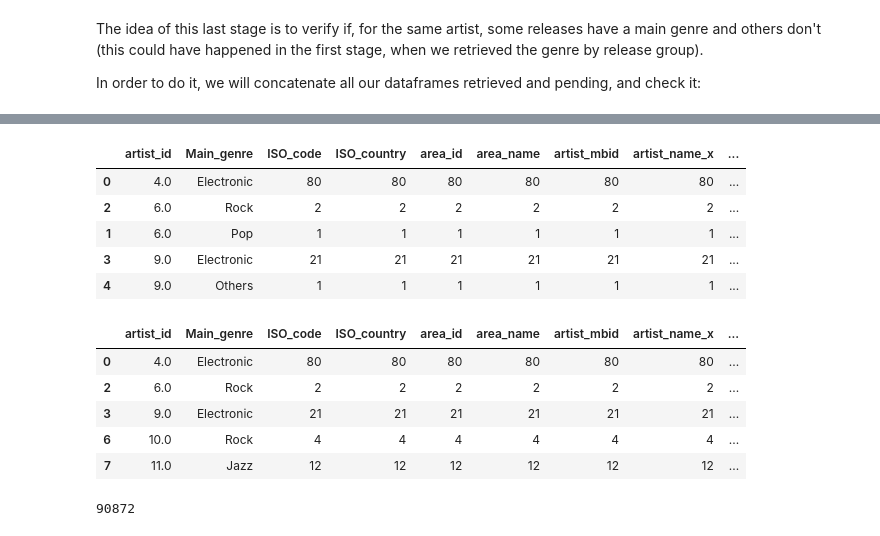
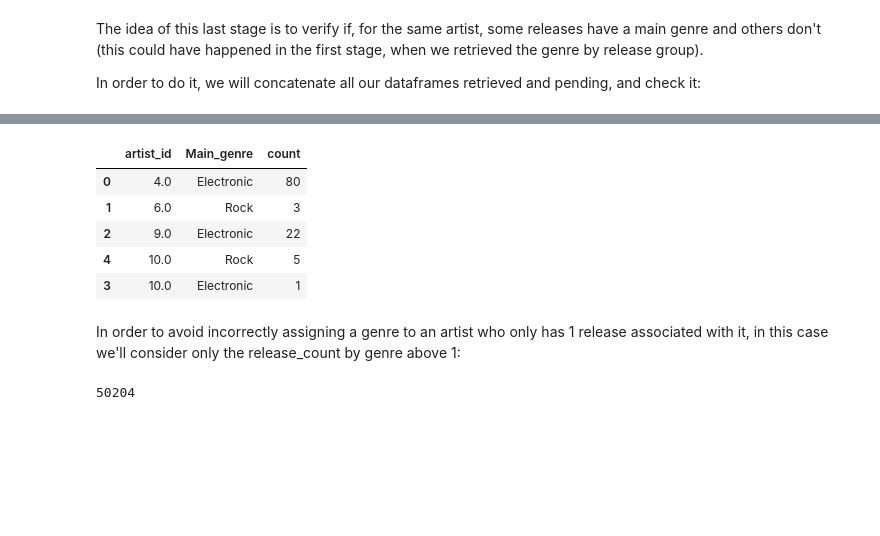
Before and after one commit to AInhoa84/Music_genre_visual_evolution, a Jupyter notebook: Data_gathering_music_genre.ipynb, the cells around one changed output, grey strips where cells are left out. Drawn from its saved outputs; the diff is of its cells as text; code cells hidden in the pictures; blank space fills up the shorter version.

```diff
--- a/Data_gathering_music_genre.ipynb
+++ b/Data_gathering_music_genre.ipynb
@@ -1066,12 +1006,6 @@ pending4 = main_df4[main_df4['Main_genre'].isnull()]
 The idea of this last stage is to verify if, for the same artist, some releases have a main genre and others don't (this could have happened in the first stage, when we retrieved the genre by release group).
 
 In order to do it, we will concatenate all our dataframes retrieved and pending, and check it:
-# %%
-#We first create new columns in the dataframes to be able to concatenate them:
-retrieved3['tag_counts'] = np.nan
-retrieved4['tag_counts'] = np.nan
-retrieved4['tag_id'] = np.nan
-retrieved4['tag_name'] = np.nan
-pending4['tag_counts'] = np.nan
-pending4['tag_id'] = np.nan
-pending4['tag_name'] = np.nan
+# %%
+retrieved1.drop(labels=['tag_counts'], axis=1, inplace=True)
+retrieved2.drop(labels=['tag_counts'], axis=1, inplace=True)
@@ -1115,0 +1031,7 @@ count.head(20)
+# %%
+copy_maindf = main_df5[['artist_id', 'Main_genre']].copy()
+copy_maindf['count'] = 1
+# %%
+scores_maindf = pd.pivot_table(copy_maindf, index=['artist_id', 'Main_genre'], aggfunc='count')
+scores_maindf.reset_index(level=['artist_id','Main_genre'], inplace=True)
+scores_maindf.head()
@@ -1116,11 +1045,13 @@ count.head(20)
 # %%
-#We sort by artist_id and the count of releases for each genre (to select the main genre for each artist):
-count.sort_values(['artist_id','artist_mbid'], ascending=[True,False], inplace=True)
-count.head()
+#We sort by artist_id and artist_genre:
+scores_maindf.sort_values(['artist_id','count'], ascending=[True,False], inplace=True)
+scores_maindf.head()
 # %% [output]
-|  | artist_id | Main_genre | ISO_code | ISO_country | area_id | area_name | artist_mbid | artist_name_x | ... |
-| 0 | 4.0 | Electronic | 80 | 80 | 80 | 80 | 80 | 80 | ... |
-| 2 | 6.0 | Rock | 2 | 2 | 2 | 2 | 2 | 2 | ... |
-| 1 | 6.0 | Pop | 1 | 1 | 1 | 1 | 1 | 1 | ... |
-| 3 | 9.0 | Electronic | 21 | 21 | 21 | 21 | 21 | 21 | ... |
-| 4 | 9.0 | Others | 1 | 1 | 1 | 1 | 1 | 1 | ... |
+|  | artist_id | Main_genre | count |
+| 0 | 4.0 | Electronic | 80 |
+| 1 | 6.0 | Rock | 3 |
+| 2 | 9.0 | Electronic | 22 |
+| 4 | 10.0 | Rock | 5 |
+| 3 | 10.0 | Electronic | 1 |
+# %% [markdown]
+In order to avoid incorrectly assigning a genre to an artist who only has 1 release associated with it, in this case we'll consider only the release_count by genre above 1:
@@ -1127,11 +1060,4 @@ count.head()
 # %%
-#And now we can drop the duplicate artist_ids, keeping the top tags:
-count.drop_duplicates(subset=['artist_id'],keep='first', inplace=True)
-count.head()
+#And now we can drop the duplicate artist_ids, keeping the top Main_genre:
+scores_maindf.drop_duplicates(subset=['artist_id'],keep='first', inplace=True)
+scores_maindf.drop(labels=['count'], axis=1, inplace=True)
-# %% [output]
-|  | artist_id | Main_genre | ISO_code | ISO_country | area_id | area_name | artist_mbid | artist_name_x | ... |
-| 0 | 4.0 | Electronic | 80 | 80 | 80 | 80 | 80 | 80 | ... |
-| 2 | 6.0 | Rock | 2 | 2 | 2 | 2 | 2 | 2 | ... |
-| 3 | 9.0 | Electronic | 21 | 21 | 21 | 21 | 21 | 21 | ... |
-| 6 | 10.0 | Rock | 4 | 4 | 4 | 4 | 4 | 4 | ... |
-| 7 | 11.0 | Jazz | 12 | 12 | 12 | 12 | 12 | 12 | ... |
@@ -1141,6 +1064,6 @@ all_artists_genre = count[['artist_id', 'Main_genre']].copy()
 # %%
-len(all_artists_genre)
+len(scores_maindf)
 # %% [output]
-90872
+50204
 # %%
 #Finally, we can merge our pending4 dataframe with this last one, and see if we retrieved more info:
```
Also changed, not shown: parts of 103 cells of this notebook.
